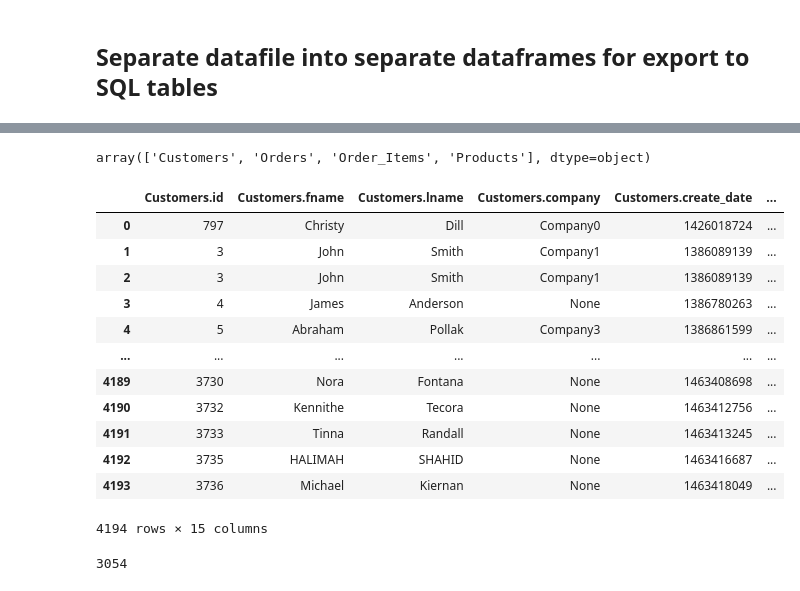
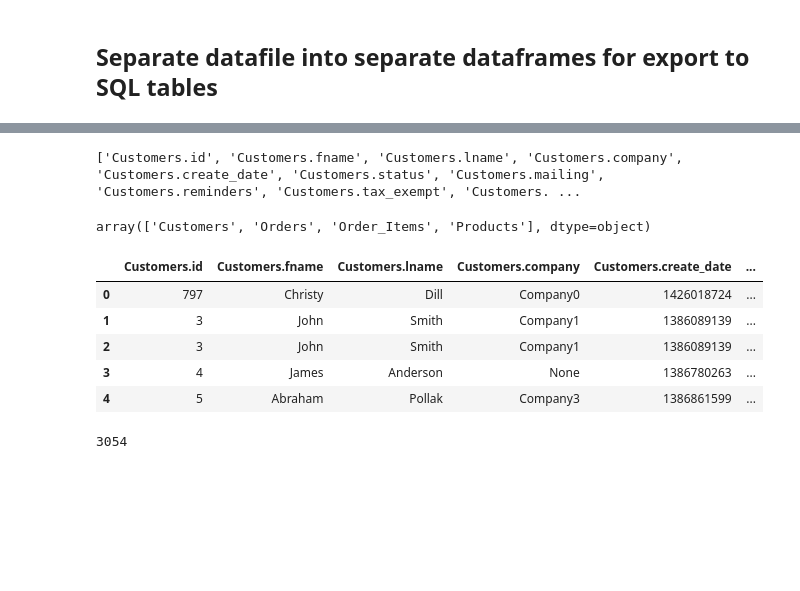
Before and after one commit to NormanHung/Practice-Customer-Segmentation, a Jupyter notebook: Assignment-Customer Segmentation.ipynb, the cells around one changed output, grey strips where cells are left out. Drawn from its saved outputs; the diff is of its cells as text; code cells hidden in the pictures; blank space fills up the shorter version.

```diff
--- a/Assignment-Customer Segmentation.ipynb
+++ b/Assignment-Customer Segmentation.ipynb
@@ -46,3 +32,7 @@ with pd.option_context('display.max_rows', None, 'display.max_columns', None):
+# %%
+print(RawData.columns.to_list())
+# %% [output]
+['Customers.id', 'Customers.fname', 'Customers.lname', 'Customers.company', 'Customers.create_date', 'Customers.status', 'Customers.mailing', 'Customers.reminders', 'Customers.tax_exempt', 'Customers. ...
 # %%
 pd.Series(RawData.columns).str.split(".", n = 1, expand = True)[0].unique()
 # %% [output]
@@ -78,21 +68,14 @@ def GetMySQLTable(TableName):
 # %%
 CustomerData = GetMySQLTable("customers").drop("index", axis = 1)
 CustomerData = CustomerData.add_prefix("Customers.")
-CustomerData
+CustomerData.head()
 # %% [output]
 |  | Customers.id | Customers.fname | Customers.lname | Customers.company | Customers.create_date | ... |
 | 0 | 797 | Christy | Dill | Company0 | 1426018724 | ... |
 | 1 | 3 | John | Smith | Company1 | 1386089139 | ... |
 | 2 | 3 | John | Smith | Company1 | 1386089139 | ... |
 | 3 | 4 | James | Anderson | None | 1386780263 | ... |
 | 4 | 5 | Abraham | Pollak | Company3 | 1386861599 | ... |
-| ... | ... | ... | ... | ... | ... | ... |
-| 4189 | 3730 | Nora | Fontana | None | 1463408698 | ... |
-| 4190 | 3732 | Kennithe | Tecora | None | 1463412756 | ... |
-| 4191 | 3733 | Tinna | Randall | None | 1463413245 | ... |
-| 4192 | 3735 | HALIMAH | SHAHID | None | 1463416687 | ... |
-| 4193 | 3736 | Michael | Kiernan | None | 1463418049 | ... |
-4194 rows × 15 columns
 # %%
 len(CustomerData["Customers.id"].unique())
 # %% [output]
```
Also changed, not shown: parts of 32 cells of this notebook.
